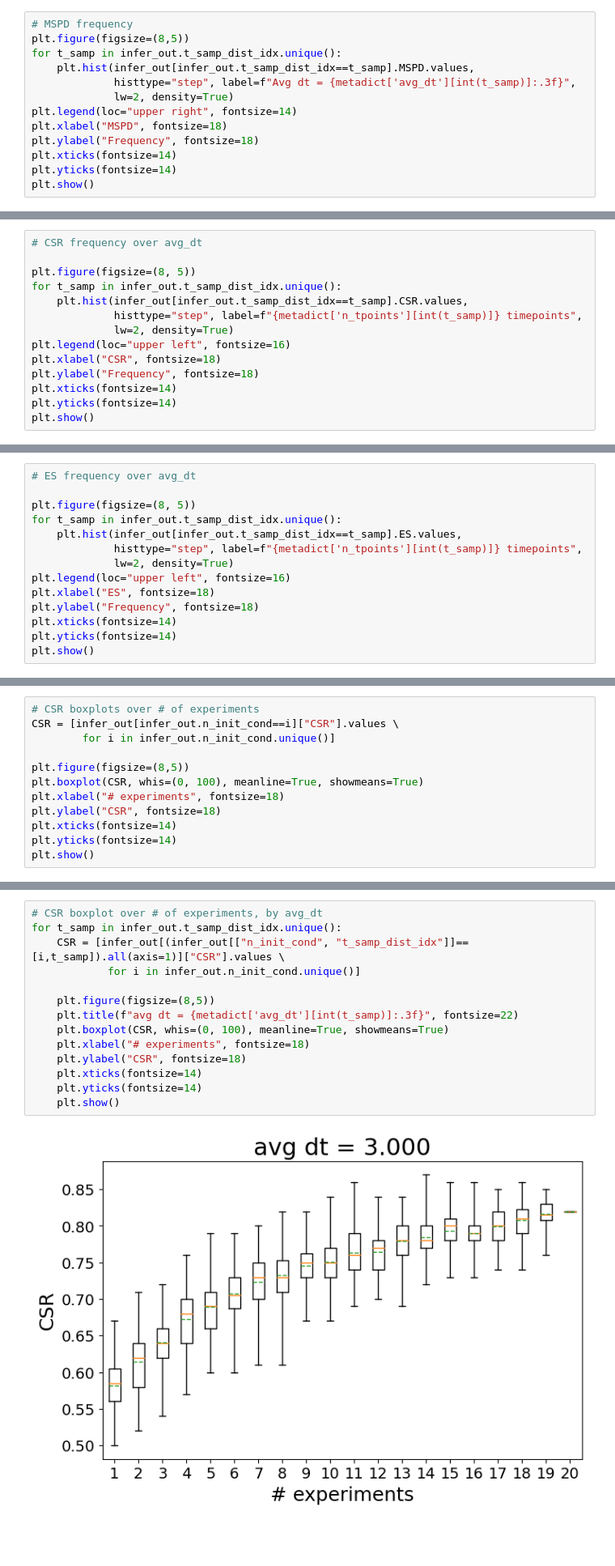
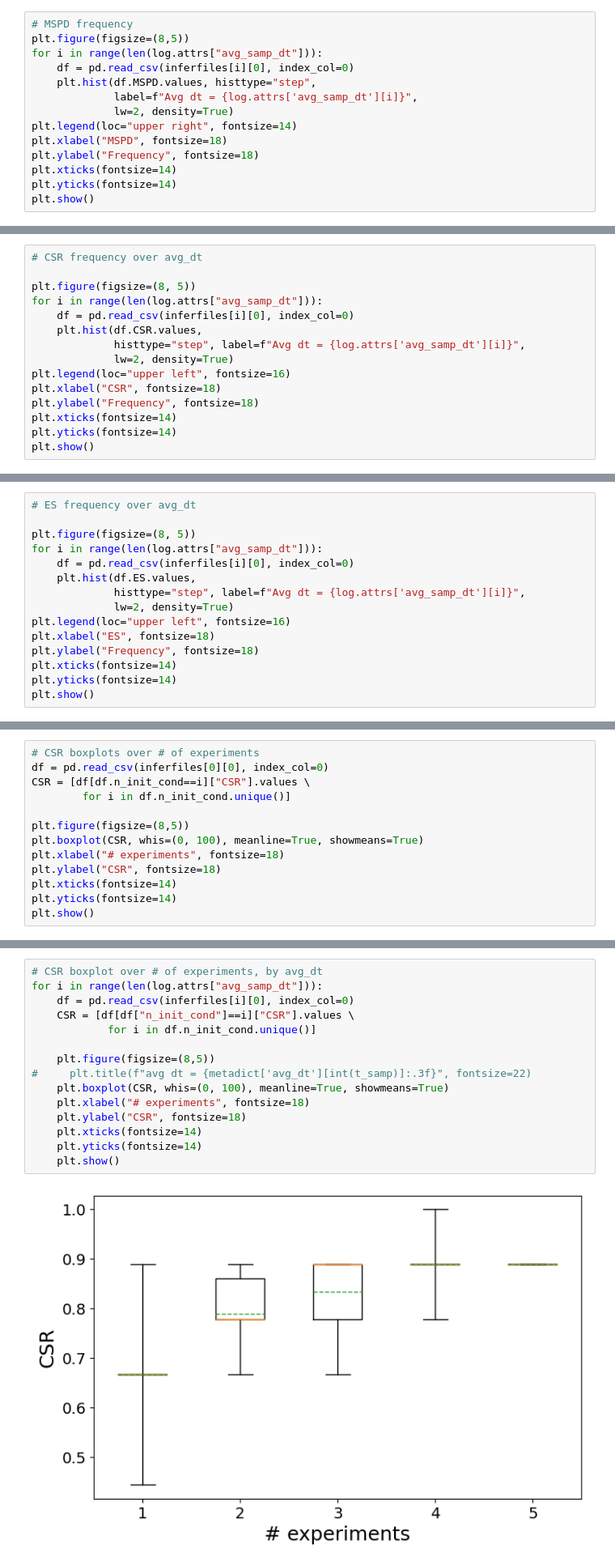
Before and after one commit to joaovaleriano/gLV_OED, a Jupyter notebook: notebooks/analysis2.ipynb, the cells around one changed output, grey strips where cells are left out. Shown at 81% size. Cells and saved outputs as stored; diff of their text form; blank space fills up the shorter version.

```diff
--- a/notebooks/analysis2.ipynb
+++ b/notebooks/analysis2.ipynb
@@ -188,9 +163,10 @@ for t_samp in df.t_samp_dist_idx.unique():
 # %%
 # MSPD frequency
 plt.figure(figsize=(8,5))
-for t_samp in infer_out.t_samp_dist_idx.unique():
-    plt.hist(infer_out[infer_out.t_samp_dist_idx==t_samp].MSPD.values,
-             histtype="step", label=f"Avg dt = {metadict['avg_dt'][int(t_samp)]:.3f}",
+for i in range(len(log.attrs["avg_samp_dt"])):
+    df = pd.read_csv(inferfiles[i][0], index_col=0)
+    plt.hist(df.MSPD.values, histtype="step",
+             label=f"Avg dt = {log.attrs['avg_samp_dt'][i]}",
              lw=2, density=True)
 plt.legend(loc="upper right", fontsize=14)
 plt.xlabel("MSPD", fontsize=18)
@@ -204,9 +180,10 @@ plt.show()
 # CSR frequency over avg_dt
 
 plt.figure(figsize=(8, 5))
-for t_samp in infer_out.t_samp_dist_idx.unique():
-    plt.hist(infer_out[infer_out.t_samp_dist_idx==t_samp].CSR.values,
-             histtype="step", label=f"{metadict['n_tpoints'][int(t_samp)]} timepoints",
+for i in range(len(log.attrs["avg_samp_dt"])):
+    df = pd.read_csv(inferfiles[i][0], index_col=0)
+    plt.hist(df.CSR.values,
+             histtype="step", label=f"Avg dt = {log.attrs['avg_samp_dt'][i]}",
              lw=2, density=True)
 plt.legend(loc="upper left", fontsize=16)
 plt.xlabel("CSR", fontsize=18)
@@ -220,9 +197,10 @@ plt.show()
 # ES frequency over avg_dt
 
 plt.figure(figsize=(8, 5))
-for t_samp in infer_out.t_samp_dist_idx.unique():
-    plt.hist(infer_out[infer_out.t_samp_dist_idx==t_samp].ES.values,
-             histtype="step", label=f"{metadict['n_tpoints'][int(t_samp)]} timepoints",
+for i in range(len(log.attrs["avg_samp_dt"])):
+    df = pd.read_csv(inferfiles[i][0], index_col=0)
+    plt.hist(df.ES.values,
+             histtype="step", label=f"Avg dt = {log.attrs['avg_samp_dt'][i]}",
              lw=2, density=True)
 plt.legend(loc="upper left", fontsize=16)
 plt.xlabel("ES", fontsize=18)
@@ -240,7 +222,8 @@ plt.show()
 # %%
 # CSR boxplots over # of experiments
-CSR = [infer_out[infer_out.n_init_cond==i]["CSR"].values \
-        for i in infer_out.n_init_cond.unique()]
+df = pd.read_csv(inferfiles[0][0], index_col=0)
+CSR = [df[df.n_init_cond==i]["CSR"].values \
+        for i in df.n_init_cond.unique()]
 
 plt.figure(figsize=(8,5))
 plt.boxplot(CSR, whis=(0, 100), meanline=True, showmeans=True)
@@ -254,16 +237,17 @@ plt.show()
 # %%
 # CSR boxplot over # of experiments, by avg_dt
-for t_samp in infer_out.t_samp_dist_idx.unique():
-    CSR = [infer_out[(infer_out[["n_init_cond", "t_samp_dist_idx"]]==[i,t_samp]).all(axis=1)]["CSR"].values \
-            for i in infer_out.n_init_cond.unique()]
+for i in range(len(log.attrs["avg_samp_dt"])):
+    df = pd.read_csv(inferfiles[i][0], index_col=0)
+    CSR = [df[df["n_init_cond"]==i]["CSR"].values \
+            for i in df.n_init_cond.unique()]
 
     plt.figure(figsize=(8,5))
-    plt.title(f"avg dt = {metadict['avg_dt'][int(t_samp)]:.3f}", fontsize=22)
+#     plt.title(f"avg dt = {metadict['avg_dt'][int(t_samp)]:.3f}", fontsize=22)
     plt.boxplot(CSR, whis=(0, 100), meanline=True, showmeans=True)
     plt.xlabel("# experiments", fontsize=18)
     plt.ylabel("CSR", fontsize=18)
     plt.xticks(fontsize=14)
     plt.yticks(fontsize=14)
     plt.show()
 # %% [output]
-[figure, old version]
+[figure, new version]
```
Also changed, not shown: parts of 23 cells of this notebook, 5 other files.
